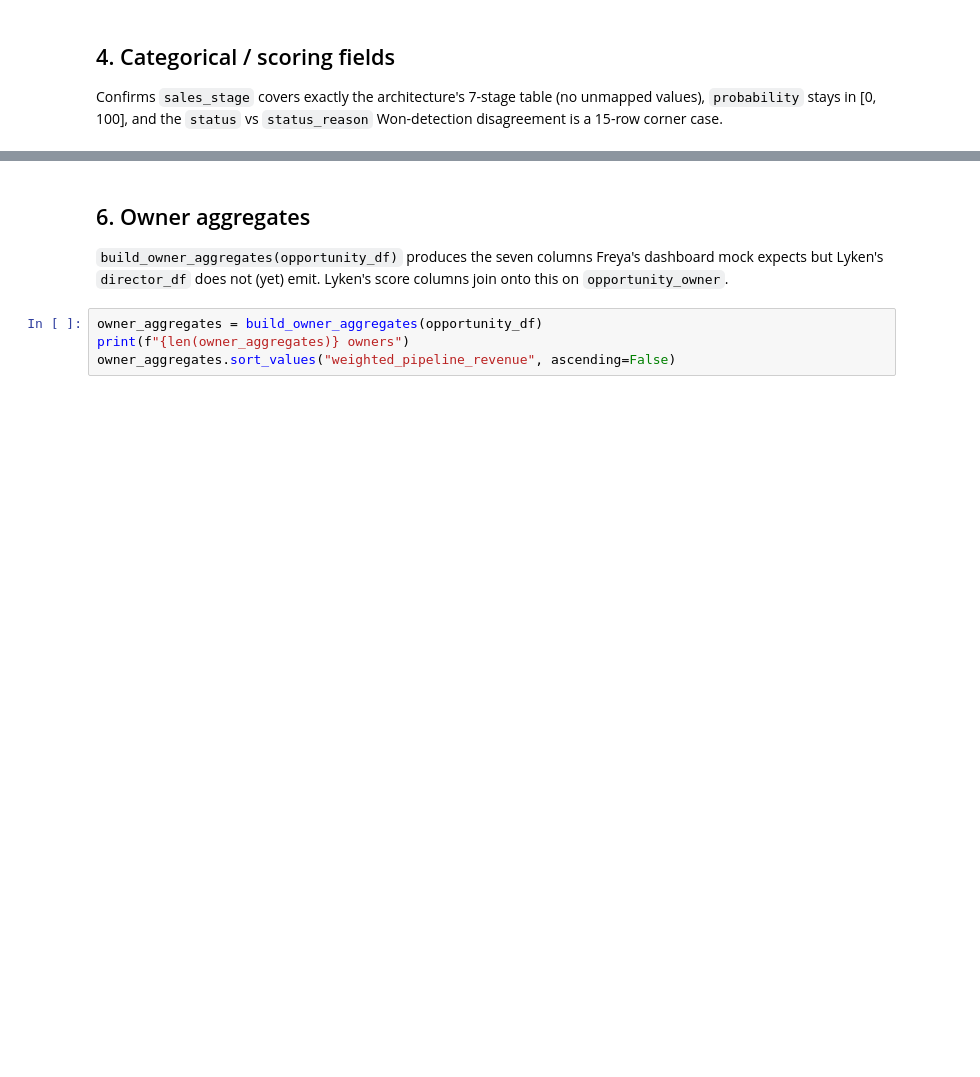
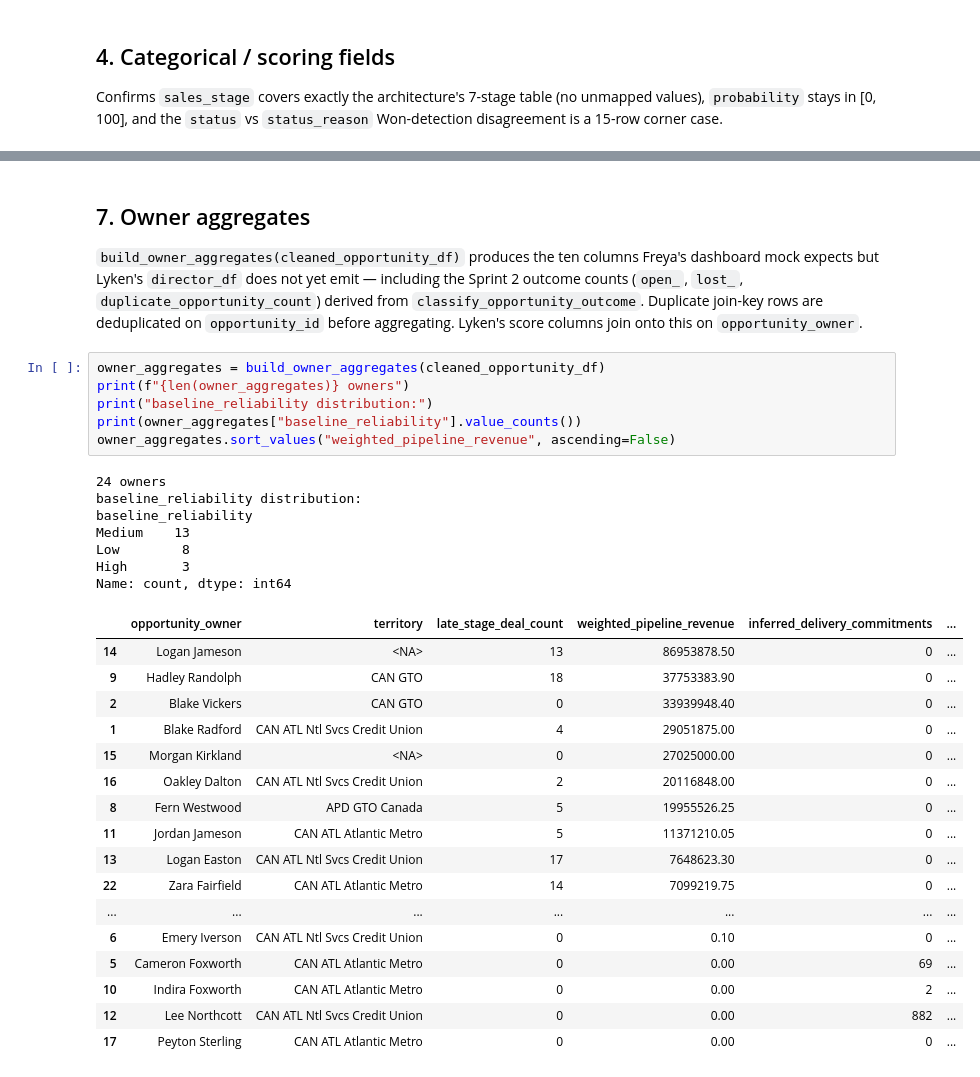
Before and after one commit to kfreya/cgi-capstone, a Jupyter notebook: notebooks/role2_validation.ipynb, the cells around one changed output, grey strips where cells are left out. Cells and saved outputs as stored; diff of their text form; blank space fills up the shorter version.

```diff
--- a/notebooks/role2_validation.ipynb
+++ b/notebooks/role2_validation.ipynb
@@ -150,13 +481,43 @@ print(owner_counts.tail(7))
 # %% [markdown]
-## 6. Owner aggregates
+## 7. Owner aggregates
 
-`build_owner_aggregates(opportunity_df)` produces the seven columns Freya's
-dashboard mock expects but Lyken's `director_df` does not (yet) emit.
-Lyken's score columns join onto this on `opportunity_owner`.
+`build_owner_aggregates(cleaned_opportunity_df)` produces the ten columns
+Freya's dashboard mock expects but Lyken's `director_df` does not yet emit —
+including the Sprint 2 outcome counts (`open_`, `lost_`,
+`duplicate_opportunity_count`) derived from `classify_opportunity_outcome`.
+Duplicate join-key rows are deduplicated on `opportunity_id` before
+aggregating. Lyken's score columns join onto this on `opportunity_owner`.
 # %%
-owner_aggregates = build_owner_aggregates(opportunity_df)
+owner_aggregates = build_owner_aggregates(cleaned_opportunity_df)
 print(f"{len(owner_aggregates)} owners")
+print("baseline_reliability distribution:")
+print(owner_aggregates["baseline_reliability"].value_counts())
 owner_aggregates.sort_values("weighted_pipeline_revenue", ascending=False)
+# %% [output]
+24 owners
+baseline_reliability distribution:
+baseline_reliability
+Medium    13
+Low        8
+High       3
+Name: count, dtype: int64
+|  | opportunity_owner | territory | late_stage_deal_count | weighted_pipeline_revenue | inferred_delivery_commitments | ... |
+| 14 | Logan Jameson | <NA> | 13 | 86953878.50 | 0 | ... |
+| 9 | Hadley Randolph | CAN GTO | 18 | 37753383.90 | 0 | ... |
+| 2 | Blake Vickers | CAN GTO | 0 | 33939948.40 | 0 | ... |
+| 1 | Blake Radford | CAN ATL Ntl Svcs Credit Union | 4 | 29051875.00 | 0 | ... |
+| 15 | Morgan Kirkland | <NA> | 0 | 27025000.00 | 0 | ... |
+| 16 | Oakley Dalton | CAN ATL Ntl Svcs Credit Union | 2 | 20116848.00 | 0 | ... |
+| 8 | Fern Westwood | APD GTO Canada | 5 | 19955526.25 | 0 | ... |
+| 11 | Jordan Jameson | CAN ATL Atlantic Metro | 5 | 11371210.05 | 0 | ... |
+| 13 | Logan Easton | CAN ATL Ntl Svcs Credit Union | 17 | 7648623.30 | 0 | ... |
+| 22 | Zara Fairfield | CAN ATL Atlantic Metro | 14 | 7099219.75 | 0 | ... |
+| ... | ... | ... | ... | ... | ... | ... |
+| 6 | Emery Iverson | CAN ATL Ntl Svcs Credit Union | 0 | 0.10 | 0 | ... |
+| 5 | Cameron Foxworth | CAN ATL Atlantic Metro | 0 | 0.00 | 69 | ... |
+| 10 | Indira Foxworth | CAN ATL Atlantic Metro | 0 | 0.00 | 2 | ... |
+| 12 | Lee Northcott | CAN ATL Ntl Svcs Credit Union | 0 | 0.00 | 882 | ... |
+| 17 | Peyton Sterling | CAN ATL Atlantic Metro | 0 | 0.00 | 0 | ... |
 # %%
 # Optional local export — overwrites previous run; data/processed/ is gitignored
 from pathlib import Path
```
Also changed, not shown: parts of 27 cells of this notebook, 3 other files.
